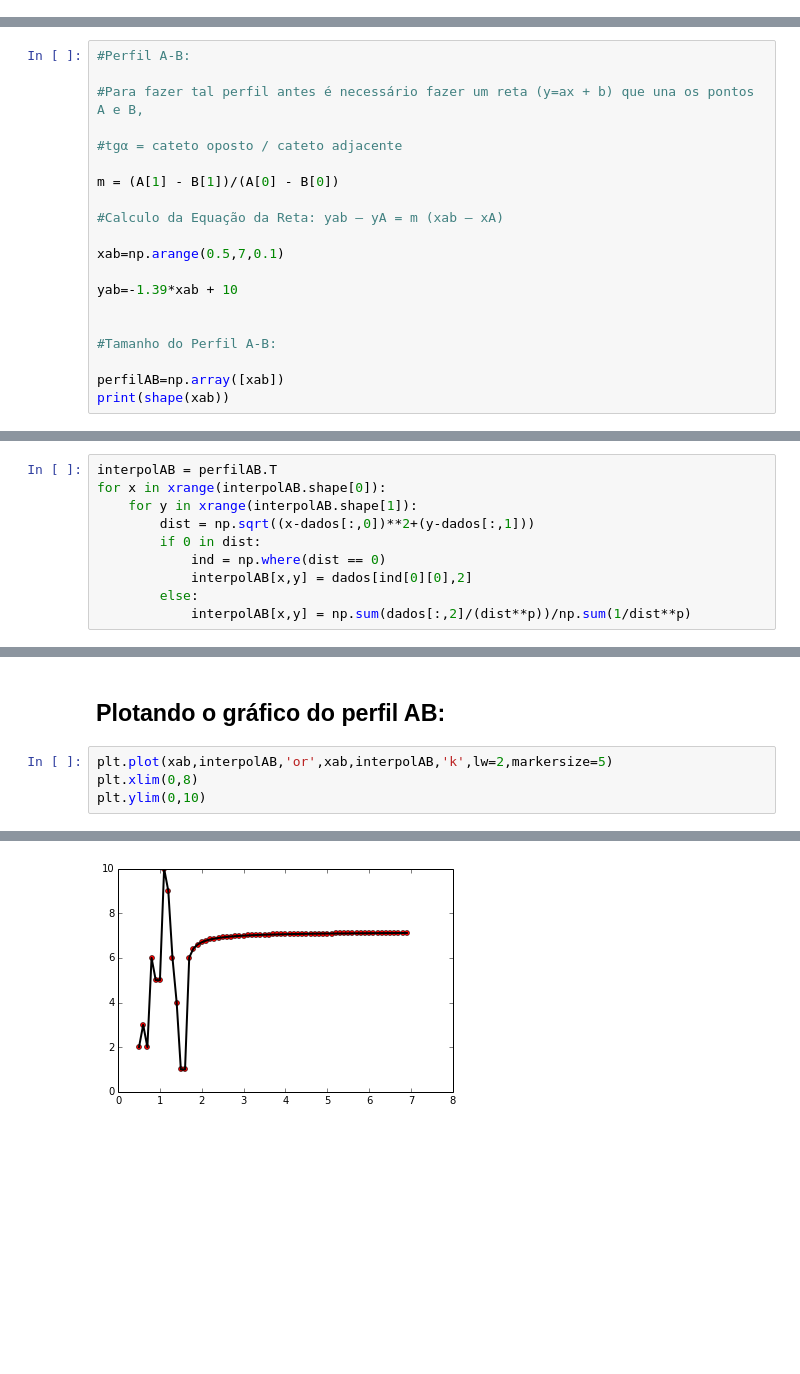
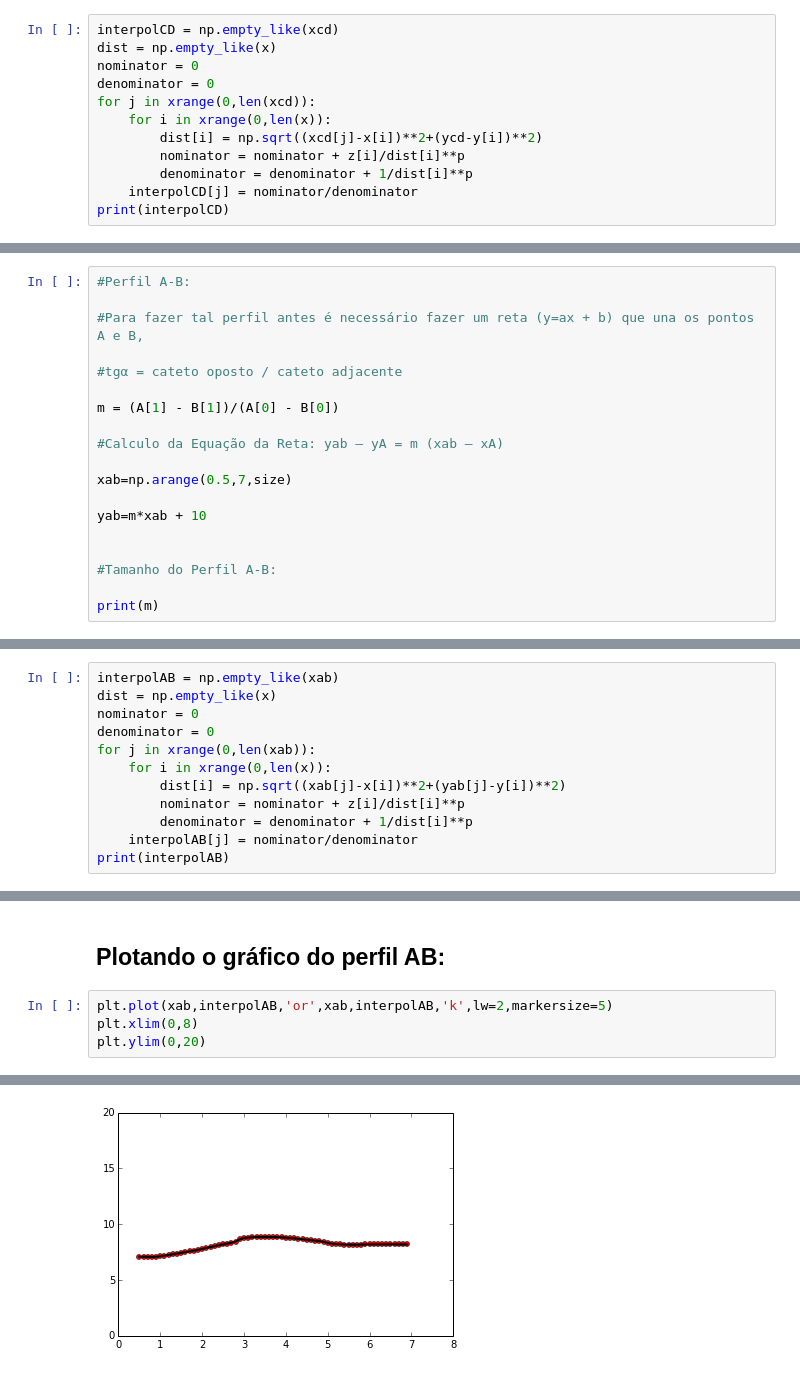
Before and after one commit to dIOGOLOC/exercicios_mestrado, a Jupyter notebook: metodos_computacionais/interpolacao_ponderada.ipynb, the cells around one changed output, grey strips where cells are left out. Cells and saved outputs as stored; diff of their text form; blank space fills up the shorter version.

Commit message:
Terminando de implementar a interpolação.

```diff
--- a/metodos_computacionais/interpolacao_ponderada.ipynb
+++ b/metodos_computacionais/interpolacao_ponderada.ipynb
@@ -106,0 +110,12 @@ for x in xrange(interpolCD.shape[0]):
+# %%
+interpolCD = np.empty_like(xcd)
+dist = np.empty_like(x)
+nominator = 0
+denominator = 0
+for j in xrange(0,len(xcd)):
+    for i in xrange(0,len(x)):
+        dist[i] = np.sqrt((xcd[j]-x[i])**2+(ycd-y[i])**2)
+        nominator = nominator + z[i]/dist[i]**p
+        denominator = denominator + 1/dist[i]**p
+    interpolCD[j] = nominator/denominator
+print(interpolCD)
@@ -128,13 +161,12 @@ m = (A[1] - B[1])/(A[0] - B[0])
 
 #Calculo da Equação da Reta: yab – yA = m (xab – xA)
 
-xab=np.arange(0.5,7,0.1)
+xab=np.arange(0.5,7,size)
 
-yab=-1.39*xab + 10
+yab=m*xab + 10
 
 
 #Tamanho do Perfil A-B:
 
-perfilAB=np.array([xab])
-print(shape(xab))
+print(m)
 # %% [output]
@@ -154,13 +186,3 @@ plt.ylim(0,10)
 [figure]
 # %% [markdown]
 <h2>Calculando o valor estimado para altitude(z):</h2>
-# %%
-interpolAB = perfilAB.T
-for x in xrange(interpolAB.shape[0]):
-    for y in xrange(interpolAB.shape[1]):
-        dist = np.sqrt((x-dados[:,0])**2+(y-dados[:,1]))
-        if 0 in dist:
-            ind = np.where(dist == 0)
-            interpolAB[x,y] = dados[ind[0][0],2]
-        else:
-            interpolAB[x,y] = np.sum(dados[:,2]/(dist**p))/np.sum(1/dist**p)
@@ -186,0 +189,12 @@ print(interpolAB)
+# %%
+interpolAB = np.empty_like(xab)
+dist = np.empty_like(x)
+nominator = 0
+denominator = 0
+for j in xrange(0,len(xab)):
+    for i in xrange(0,len(x)):
+        dist[i] = np.sqrt((xab[j]-x[i])**2+(yab[j]-y[i])**2)
+        nominator = nominator + z[i]/dist[i]**p
+        denominator = denominator + 1/dist[i]**p
+    interpolAB[j] = nominator/denominator
+print(interpolAB)
@@ -189,5 +215,5 @@ print(interpolAB)
 # %%
 plt.plot(xab,interpolAB,'or',xab,interpolAB,'k',lw=2,markersize=5)
 plt.xlim(0,8)
-plt.ylim(0,10)
+plt.ylim(0,20)
 # %% [output]
@@ -195 +221 @@ plt.ylim(0,10)
-[figure, old version]
+[figure, new version]
```
Also changed, not shown: parts of 12 cells of this notebook.
